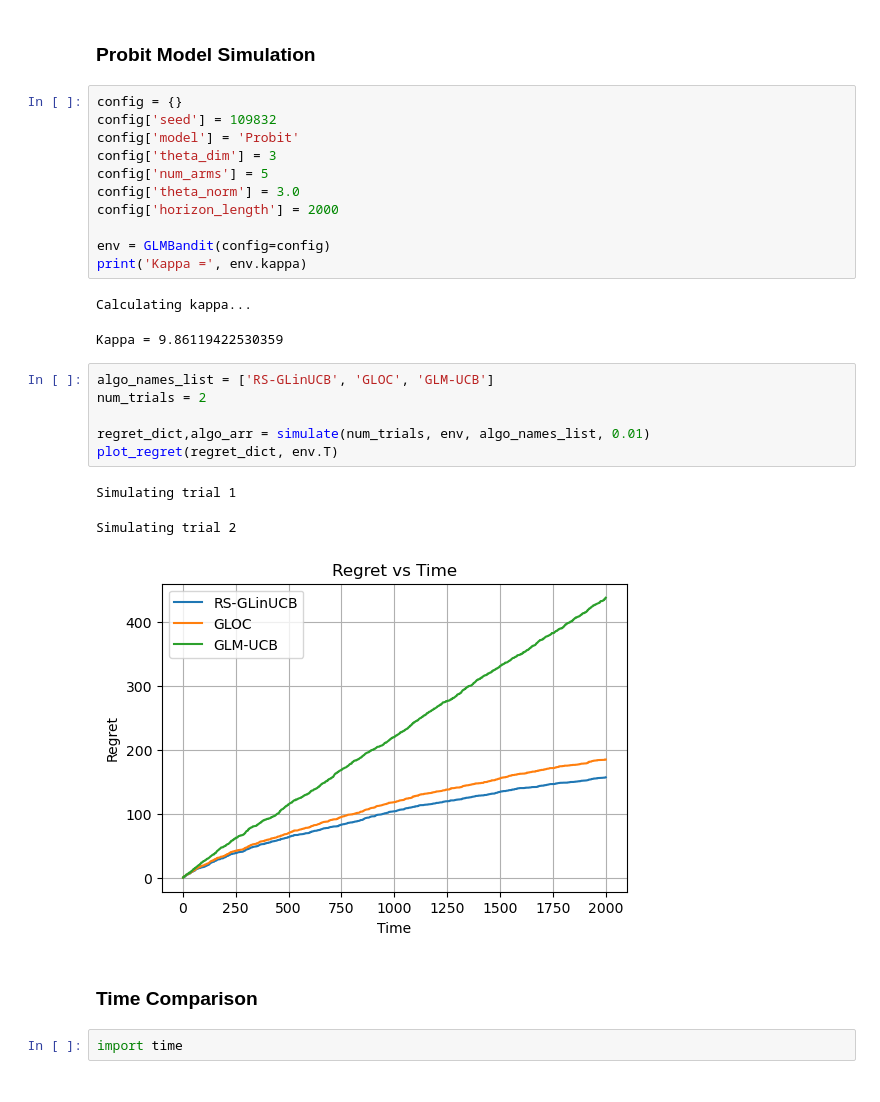
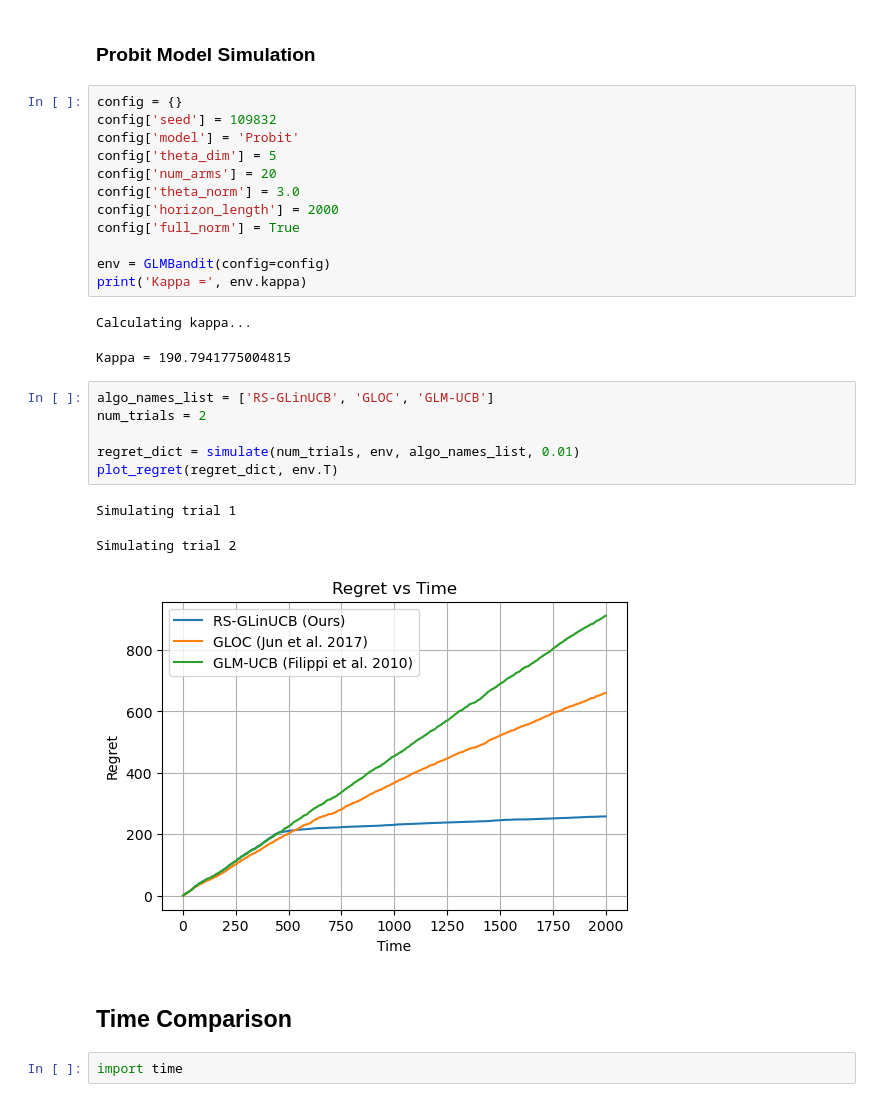
Before and after one commit to nirjhar-das/GLBandit_Limited_Adaptivity, a Jupyter notebook: simulations.ipynb, the cells around one changed output. Saved outputs shown, nothing was run; the diff lists cells and outputs as text.

```diff
--- a/simulations.ipynb
+++ b/simulations.ipynb
@@ -156,28 +127,29 @@ Simulating trial 2
 config = {}
 config['seed'] = 109832
 config['model'] = 'Probit'
-config['theta_dim'] = 3
-config['num_arms'] = 5
+config['theta_dim'] = 5
+config['num_arms'] = 20
 config['theta_norm'] = 3.0
 config['horizon_length'] = 2000
+config['full_norm'] = True
 
 env = GLMBandit(config=config)
 print('Kappa =', env.kappa)
 # %% [output]
 Calculating kappa...
-Kappa = 9.86119422530359
+Kappa = 190.7941775004815
 # %%
 algo_names_list = ['RS-GLinUCB', 'GLOC', 'GLM-UCB']
 num_trials = 2
 
-regret_dict,algo_arr = simulate(num_trials, env, algo_names_list, 0.01)
+regret_dict = simulate(num_trials, env, algo_names_list, 0.01)
 plot_regret(regret_dict, env.T)
 # %% [output]
 Simulating trial 1
 Simulating trial 2
-[figure, old version]
+[figure, new version]
 # %% [markdown]
-### Time Comparison
+## Time Comparison
 # %%
 import time
 # %%
```
Also changed, not shown: parts of 8 cells of this notebook, 11 other files.
